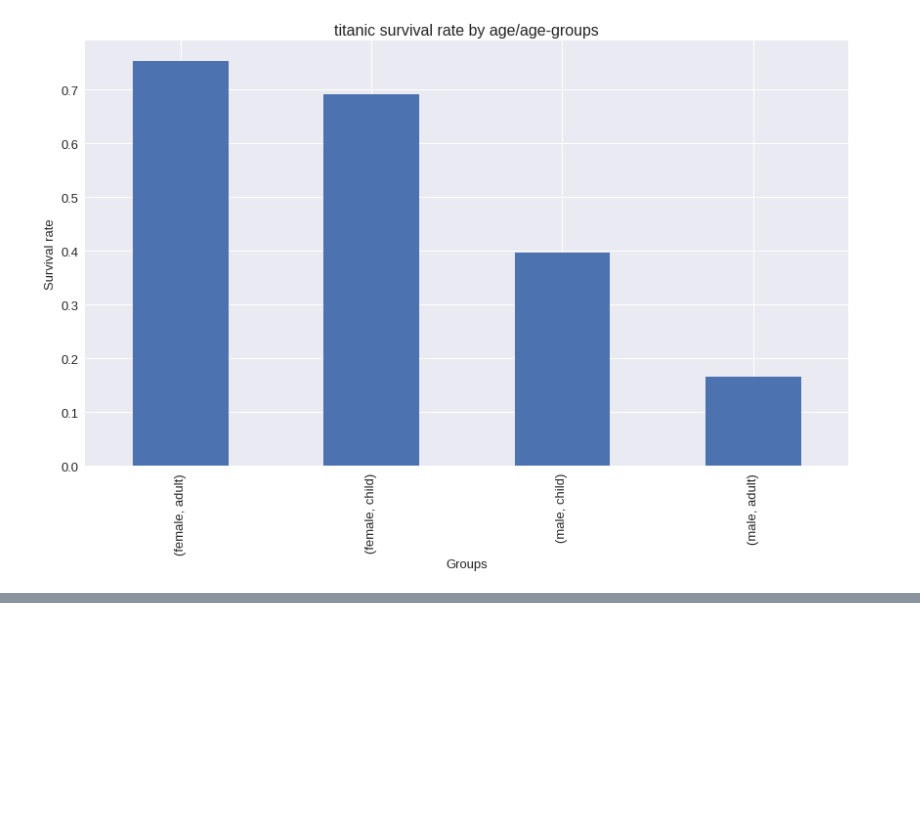
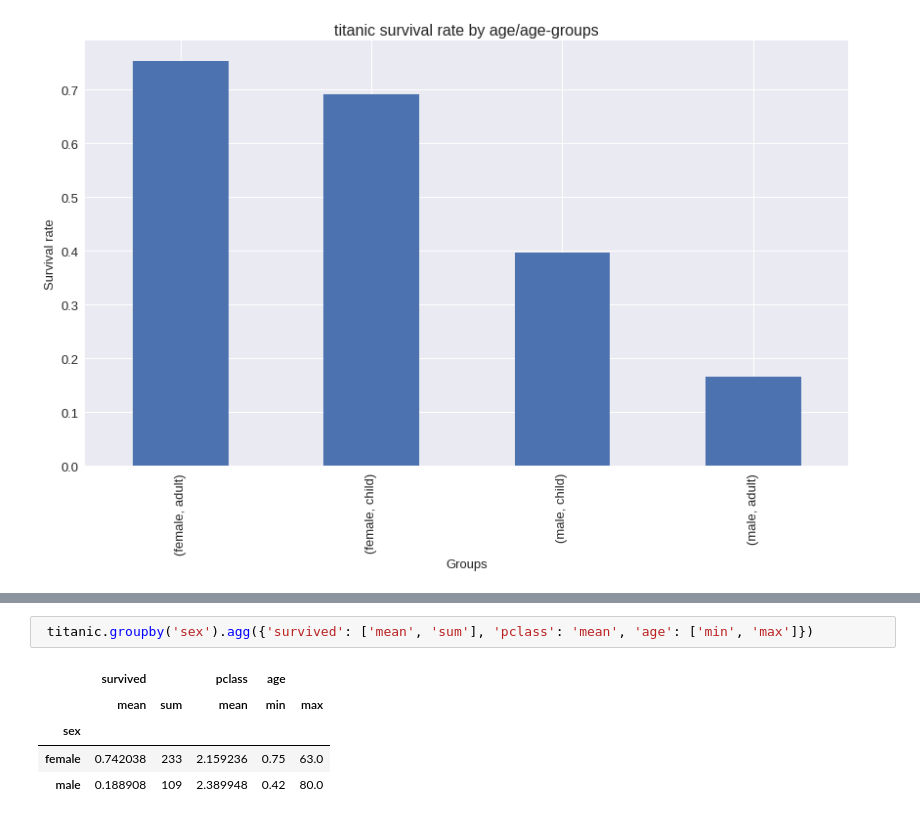
Before and after one commit to satenderlamba/Data-Science-with-Pandas, a Jupyter notebook: 2. Full Data Workflow A-Z/4. Groupby Operations/Groupby operations.ipynb, the cells around one changed output, grey strips where cells are left out. Saved outputs shown, nothing was run; the diff lists cells and outputs as text; blank space fills up the shorter version.

```diff
--- a/2. Full Data Workflow A-Z/4. Groupby Operations/Groupby operations.ipynb
+++ b/2. Full Data Workflow A-Z/4. Groupby Operations/Groupby operations.ipynb
@@ -508,0 +530,8 @@ plt.show()
+# %%
+ titanic.groupby('sex').agg({'survived': ['mean', 'sum'], 'pclass': 'mean', 'age': ['min', 'max']})
+# %% [output]
+|  | survived |  | pclass | age |  |
+|  | mean | sum | mean | min | max |
+| sex |  |  |  |  |  |
+| female | 0.742038 | 233 | 2.159236 | 0.75 | 63.0 |
+| male | 0.188908 | 109 | 2.389948 | 0.42 | 80.0 |
```
Also changed, not shown: parts of 3 cells of this notebook.
